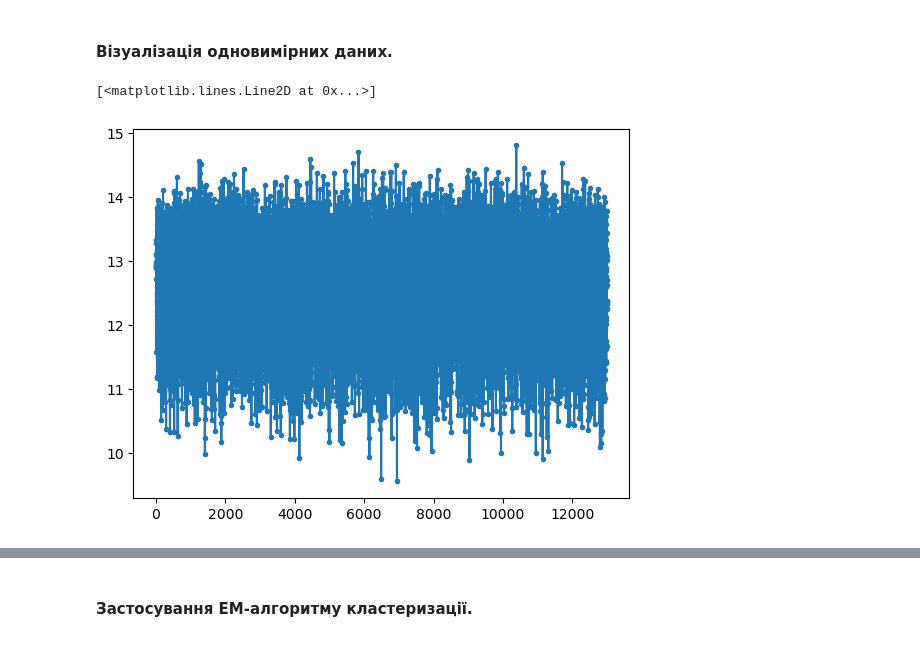
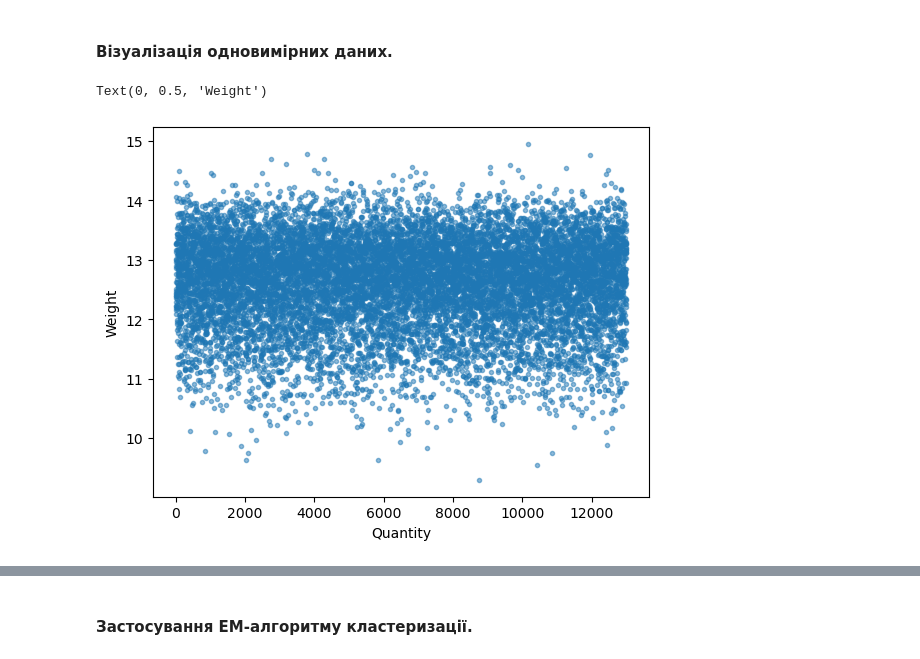
Before and after one commit to KotPetr/PDS2_Konst_Petrenko, a Jupyter notebook: Lesson_51/dz_51.ipynb, the cells around one changed output, grey strips where cells are left out. Drawn from its saved outputs; the diff is of its cells as text; code cells hidden in the pictures.

Commit message:
Visualization was changed.

```diff
--- a/Lesson_51/dz_51.ipynb
+++ b/Lesson_51/dz_51.ipynb
@@ -24,6 +24,8 @@ np.random.shuffle(x)
 #### Візуалізація одновимірних даних.
 # %%
-plt.plot(x, marker='.')
+plt.scatter(range(len(x)), x, marker='.', alpha=0.5)
+plt.xlabel('Quantity')
+plt.ylabel('Weight')
 # %% [output]
-[<matplotlib.lines.Line2D at 0x...>]
+Text(0, 0.5, 'Weight')
-[figure, old version]
+[figure, new version]
```
Also changed, not shown: parts of 9 cells of this notebook.
